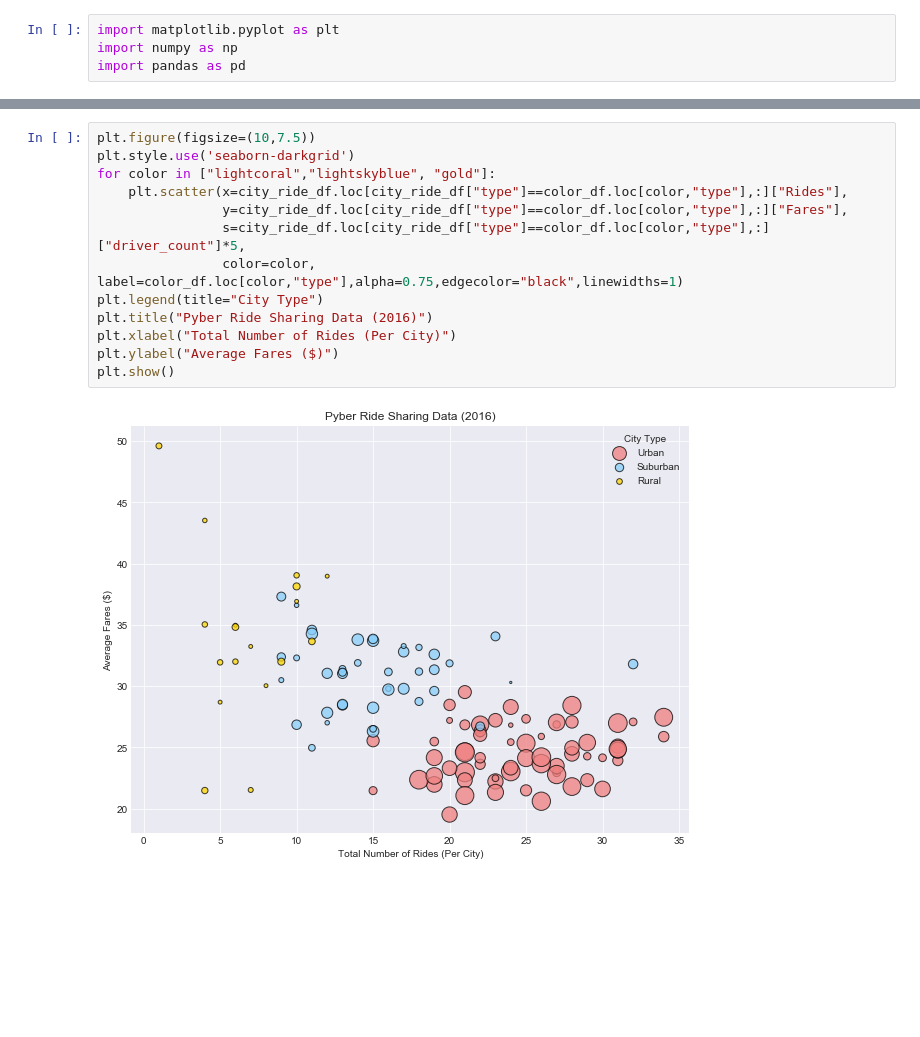
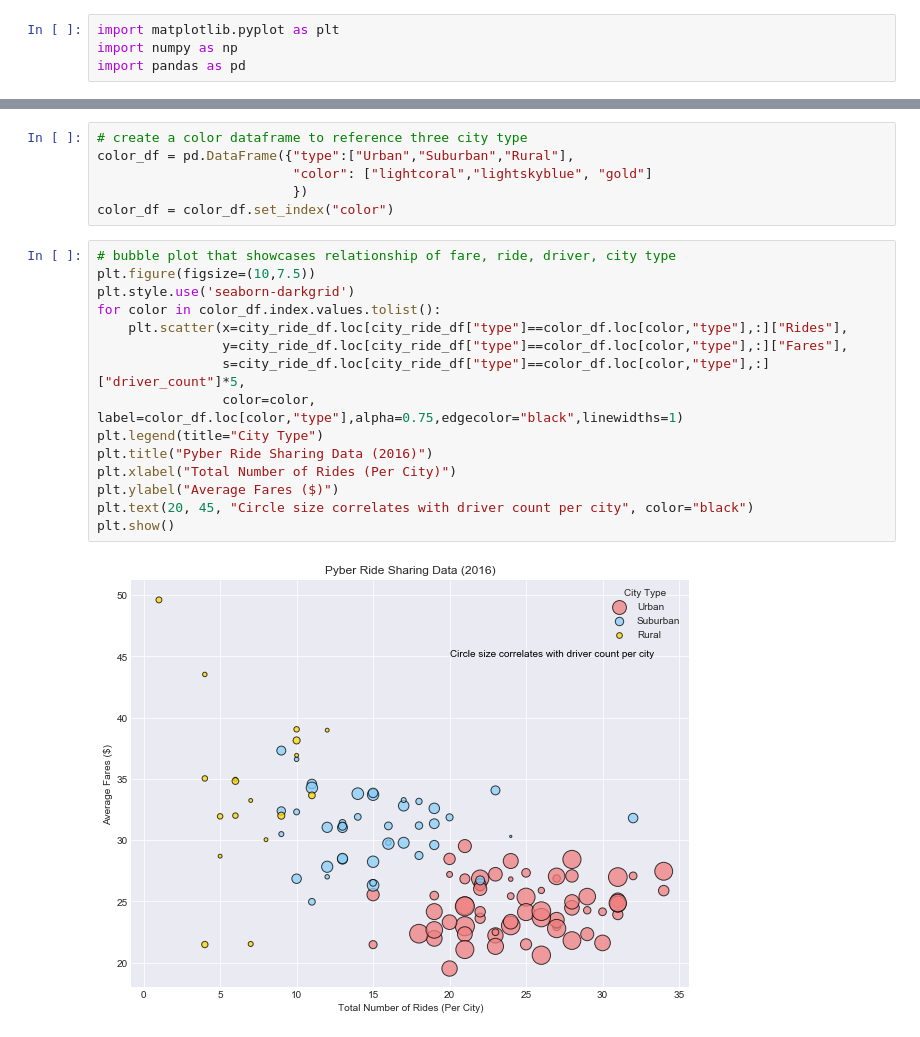
Before and after one commit to aiyan8732/python-challenge, a Jupyter notebook: Pyber/Pyber.ipynb, the cells around one changed output, grey strips where cells are left out. Cells and saved outputs as stored; diff of their text form; blank space fills up the shorter version.

```diff
--- a/Pyber/Pyber.ipynb
+++ b/Pyber/Pyber.ipynb
@@ -43,16 +30,24 @@ color_df = color_df.set_index("color")
+# %%
+# create a color dataframe to reference three city type
+color_df = pd.DataFrame({"type":["Urban","Suburban","Rural"],
+                         "color": ["lightcoral","lightskyblue", "gold"]
+                         })
+color_df = color_df.set_index("color")
 # %%
+# bubble plot that showcases relationship of fare, ride, driver, city type
 plt.figure(figsize=(10,7.5))
 plt.style.use('seaborn-darkgrid')
-for color in ["lightcoral","lightskyblue", "gold"]:
+for color in color_df.index.values.tolist():
     plt.scatter(x=city_ride_df.loc[city_ride_df["type"]==color_df.loc[color,"type"],:]["Rides"],
                 y=city_ride_df.loc[city_ride_df["type"]==color_df.loc[color,"type"],:]["Fares"],
                 s=city_ride_df.loc[city_ride_df["type"]==color_df.loc[color,"type"],:]["driver_count"]*5,
                 color=color, label=color_df.loc[color,"type"],alpha=0.75,edgecolor="black",linewidths=1)
 plt.legend(title="City Type")
 plt.title("Pyber Ride Sharing Data (2016)")
 plt.xlabel("Total Number of Rides (Per City)")
 plt.ylabel("Average Fares ($)")
+plt.text(20, 45, "Circle size correlates with driver count per city", color="black")
 plt.show()
 # %% [output]
-[figure, old version]
+[figure, new version]
 # %%
```
Also changed, not shown: parts of 6 cells of this notebook, 7 other files.
